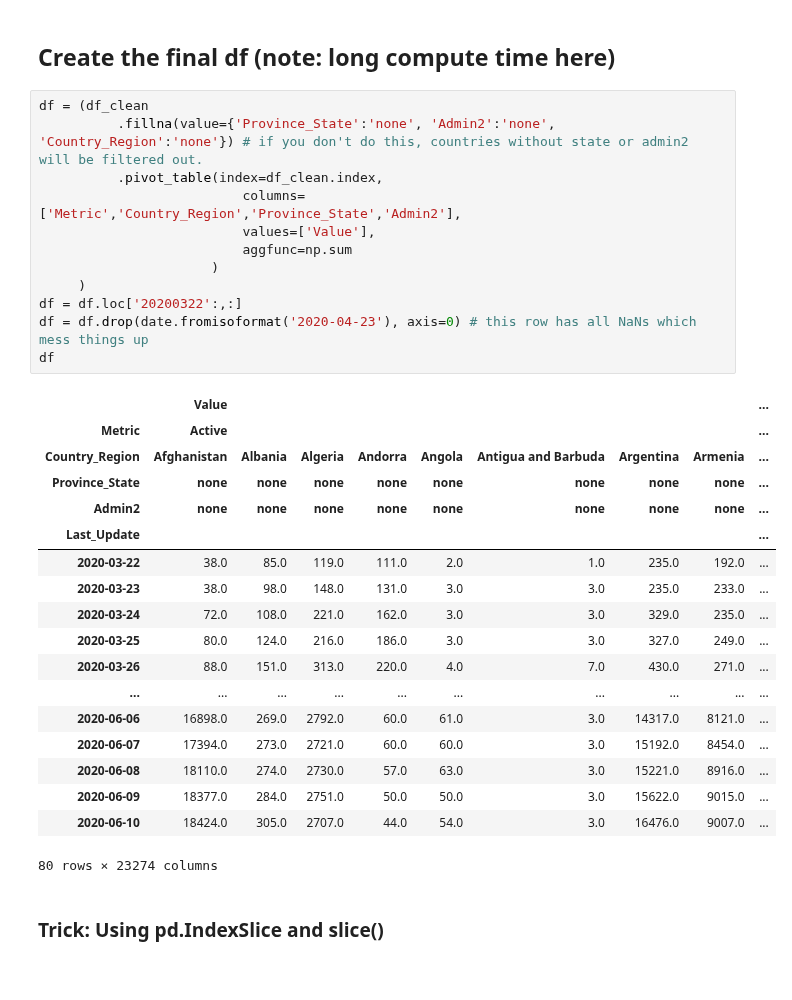
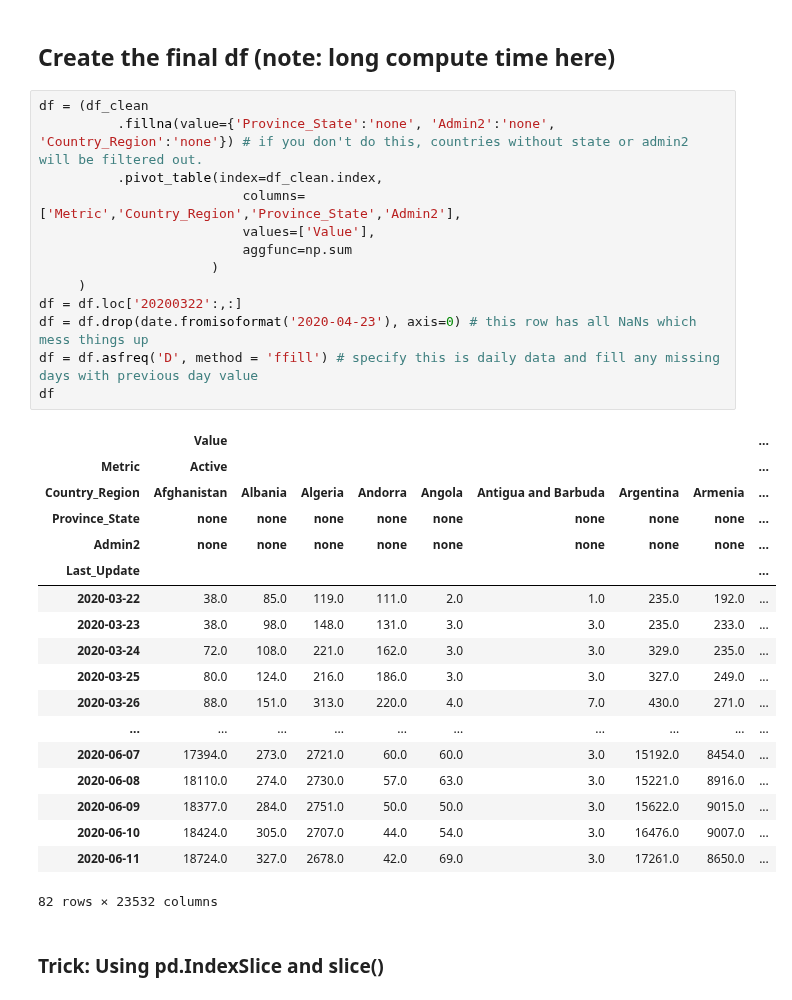
Before and after one commit to dyoung418/COVID-19, a Jupyter notebook: dailies_goodfile.ipynb, the cells around one changed output. Saved outputs shown, nothing was run; the diff lists cells and outputs as text.

```diff
--- a/dailies_goodfile.ipynb
+++ b/dailies_goodfile.ipynb
@@ -269,34 +273,35 @@ Now do a .fillna(value={"column_name":"new_value"}) first and it is OK
 # %%
 df = (df_clean
           .fillna(value={'Province_State':'none', 'Admin2':'none', 'Country_Region':'none'}) # if you don't do this, countries without state or admin2 will be filtered out.
           .pivot_table(index=df_clean.index,
                           columns=['Metric','Country_Region','Province_State','Admin2'],
                           values=['Value'],
                           aggfunc=np.sum
                       )
      )
 df = df.loc['20200322':,:]
 df = df.drop(date.fromisoformat('2020-04-23'), axis=0) # this row has all NaNs which mess things up
+df = df.asfreq('D', method = 'ffill') # specify this is daily data and fill any missing days with previous day value
 df
 # %% [output]
 |  | Value |  |  |  |  |  |  |  | ... |
 | Metric | Active |  |  |  |  |  |  |  | ... |
 | Country_Region | Afghanistan | Albania | Algeria | Andorra | Angola | Antigua and Barbuda | Argentina | Armenia | ... |
 | Province_State | none | none | none | none | none | none | none | none | ... |
 | Admin2 | none | none | none | none | none | none | none | none | ... |
 | Last_Update |  |  |  |  |  |  |  |  | ... |
 | 2020-03-22 | 38.0 | 85.0 | 119.0 | 111.0 | 2.0 | 1.0 | 235.0 | 192.0 | ... |
 | 2020-03-23 | 38.0 | 98.0 | 148.0 | 131.0 | 3.0 | 3.0 | 235.0 | 233.0 | ... |
 | 2020-03-24 | 72.0 | 108.0 | 221.0 | 162.0 | 3.0 | 3.0 | 329.0 | 235.0 | ... |
 | 2020-03-25 | 80.0 | 124.0 | 216.0 | 186.0 | 3.0 | 3.0 | 327.0 | 249.0 | ... |
 | 2020-03-26 | 88.0 | 151.0 | 313.0 | 220.0 | 4.0 | 7.0 | 430.0 | 271.0 | ... |
 | ... | ... | ... | ... | ... | ... | ... | ... | ... | ... |
-| 2020-06-06 | 16898.0 | 269.0 | 2792.0 | 60.0 | 61.0 | 3.0 | 14317.0 | 8121.0 | ... |
 | 2020-06-07 | 17394.0 | 273.0 | 2721.0 | 60.0 | 60.0 | 3.0 | 15192.0 | 8454.0 | ... |
 | 2020-06-08 | 18110.0 | 274.0 | 2730.0 | 57.0 | 63.0 | 3.0 | 15221.0 | 8916.0 | ... |
 | 2020-06-09 | 18377.0 | 284.0 | 2751.0 | 50.0 | 50.0 | 3.0 | 15622.0 | 9015.0 | ... |
 | 2020-06-10 | 18424.0 | 305.0 | 2707.0 | 44.0 | 54.0 | 3.0 | 16476.0 | 9007.0 | ... |
+| 2020-06-11 | 18724.0 | 327.0 | 2678.0 | 42.0 | 69.0 | 3.0 | 17261.0 | 8650.0 | ... |
-80 rows × 23274 columns
+82 rows × 23532 columns
 # %% [markdown]
 ### Trick: Using pd.IndexSlice and slice()
 # %%
```
Also changed, not shown: parts of 20 cells of this notebook.
